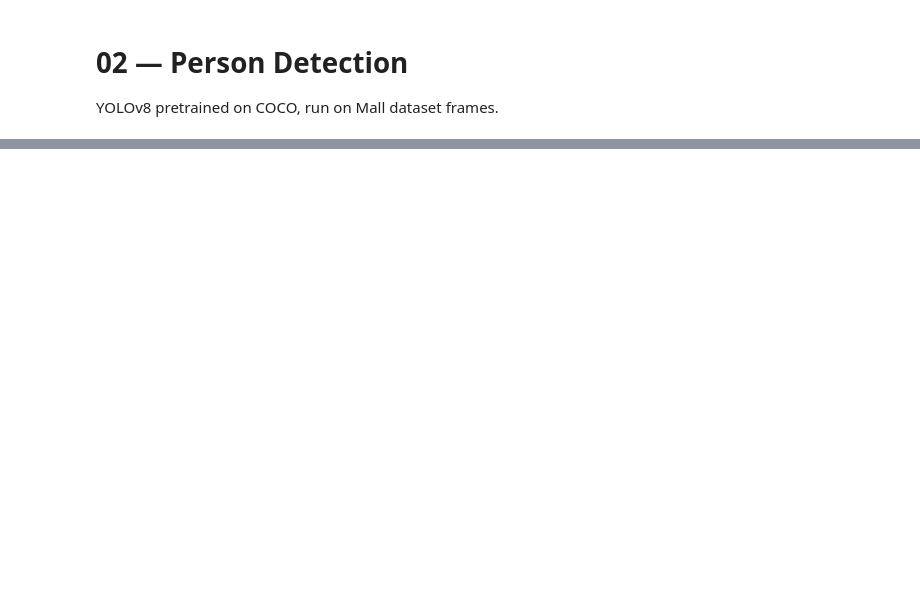
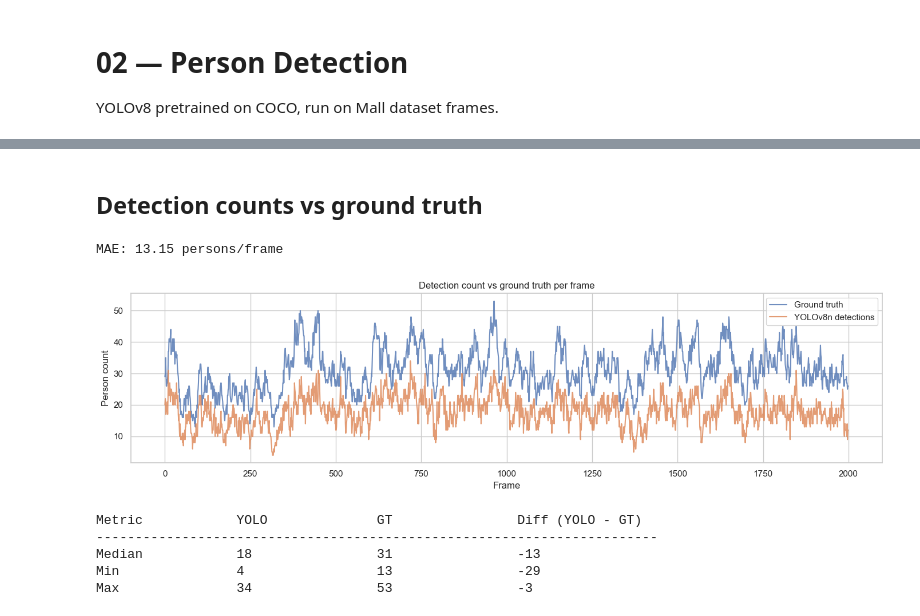
Before and after one commit to kcholyshere/Mall-heatmap, a Jupyter notebook: notebooks/02_person_detection.ipynb, the cells around one changed output, grey strips where cells are left out. Cells and saved outputs as stored; diff of their text form; code cells hidden in the pictures; blank space fills up the shorter version.

```diff
--- a/notebooks/02_person_detection.ipynb
+++ b/notebooks/02_person_detection.ipynb
@@ -40,0 +89,23 @@ plt.show()
+# %%
+all_frames = sorted(RAW.glob('frames/seq_*.jpg'))
+out_path = Path('../data/interim/detections.csv')
+
+t0 = time.time()
+with open(out_path, 'w', newline='') as f:
+    writer = csv.writer(f)
+    writer.writerow(['frame_id', 'x', 'y', 'confidence'])
+
+    for i, path in enumerate(all_frames):
+        frame_id = int(path.stem.replace('seq_', ''))
+        res = model(path, classes=[0], verbose=False)
+        for box in res[0].boxes:
+            x = float((box.xyxy[0, 0] + box.xyxy[0, 2]) / 2)
+            y = float(box.xyxy[0, 3])
+            conf = float(box.conf[0])
+            writer.writerow([frame_id, round(x, 2), round(y, 2), round(conf, 4)])
+
+        if (i + 1) % 200 == 0:
+            print(f'Processed {i + 1}/2000 frames ({time.time() - t0:.0f}s elapsed)')
+
+elapsed = time.time() - t0
+print(f'Done. {elapsed:.0f}s total ({elapsed / len(all_frames) * 1000:.0f}ms per frame)')
@@ -40,0 +146,46 @@ plt.show()
+# %% [markdown]
+## Detection counts vs ground truth
+# %%
+gt = scipy.io.loadmat(RAW / 'mall_gt.mat')
+gt_counts = gt['count'].flatten()
+
+detections_path = Path('../data/interim/detections.csv')
+data = np.loadtxt(detections_path, delimiter=',', skiprows=1)
+det_counts = np.bincount(data[:, 0].astype(int), minlength=2001)[1:]
+
+mae = np.mean(np.abs(det_counts - gt_counts))
+print(f'MAE: {mae:.2f} persons/frame')
+
+fig, ax = plt.subplots(figsize=(14, 4))
+sns.lineplot(x=range(len(gt_counts)), y=gt_counts, label='Ground truth', alpha=0.8, ax=ax)
+sns.lineplot(x=range(len(det_counts)), y=det_counts, label='YOLOv8n detections', alpha=0.8, ax=ax)
+ax.set_xlabel('Frame')
+ax.set_ylabel('Person count')
+ax.set_title('Detection count vs ground truth per frame')
+plt.tight_layout()
+plt.show()
+# %% [output]
+MAE: 13.15 persons/frame
+[figure, added]
+# %%
+diff = det_counts - gt_counts
+
+stats = {
+    'Metric':  ['Median', 'Min', 'Max'],
+    'YOLO':    [int(np.median(det_counts)), int(det_counts.min()), int(det_counts.max())],
+    'GT':      [int(np.median(gt_counts)),  int(gt_counts.min()),  int(gt_counts.max())],
+    'Diff (YOLO - GT)': [int(np.median(diff)), int(diff.min()), int(diff.max())],
+}
+
+col_w = 18
+header = ''.join(f'{k:<{col_w}}' for k in stats)
+print(header)
+print('-' * len(header))
+for i in range(len(stats['Metric'])):
+    print(''.join(f'{stats[k][i]:<{col_w}}' for k in stats))
+# %% [output]
+Metric            YOLO              GT                Diff (YOLO - GT)
+------------------------------------------------------------------------
+Median            18                31                -13
+Min               4                 13                -29
+Max               34                53                -3
```
Also changed, not shown: parts of 11 cells of this notebook, 1 other file.
